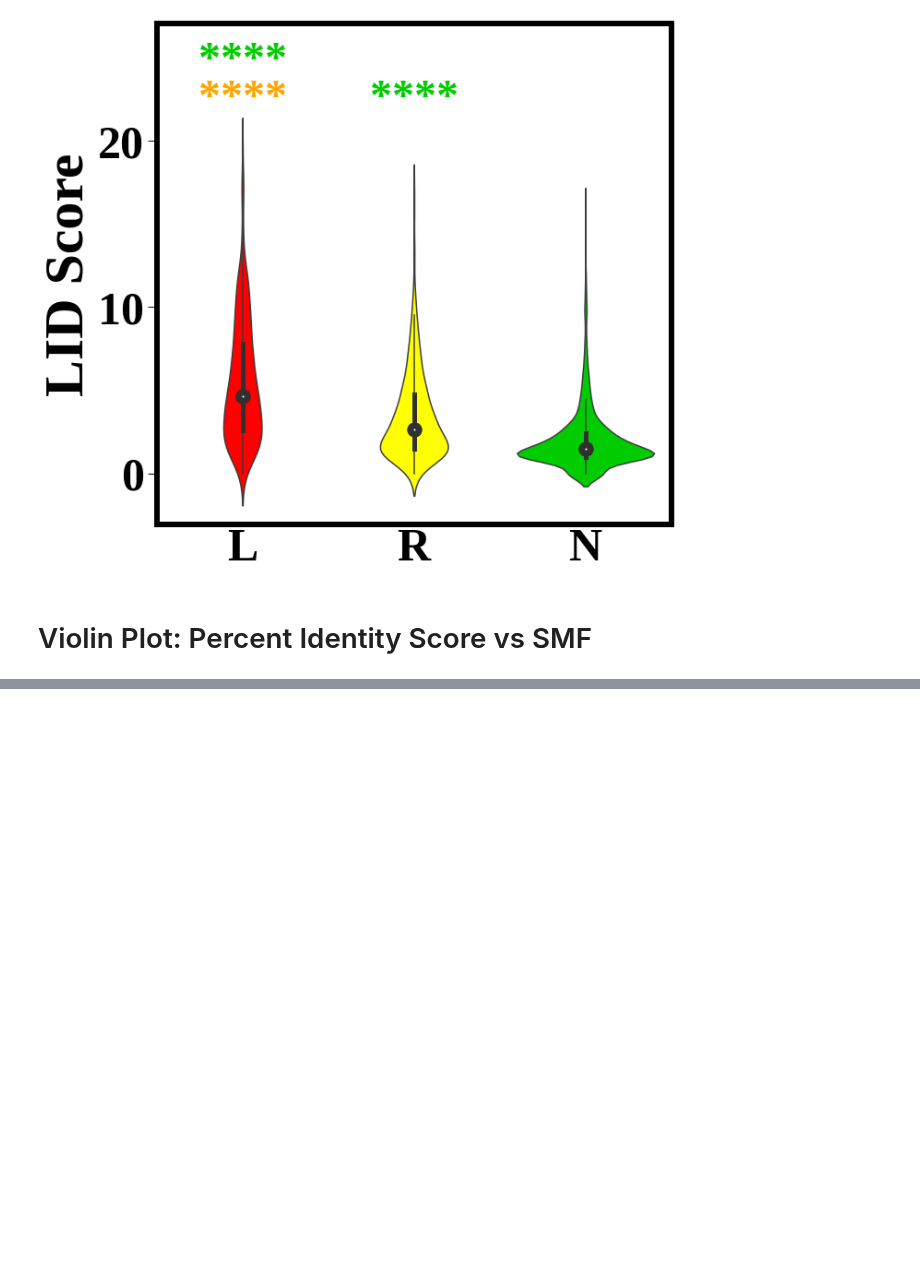
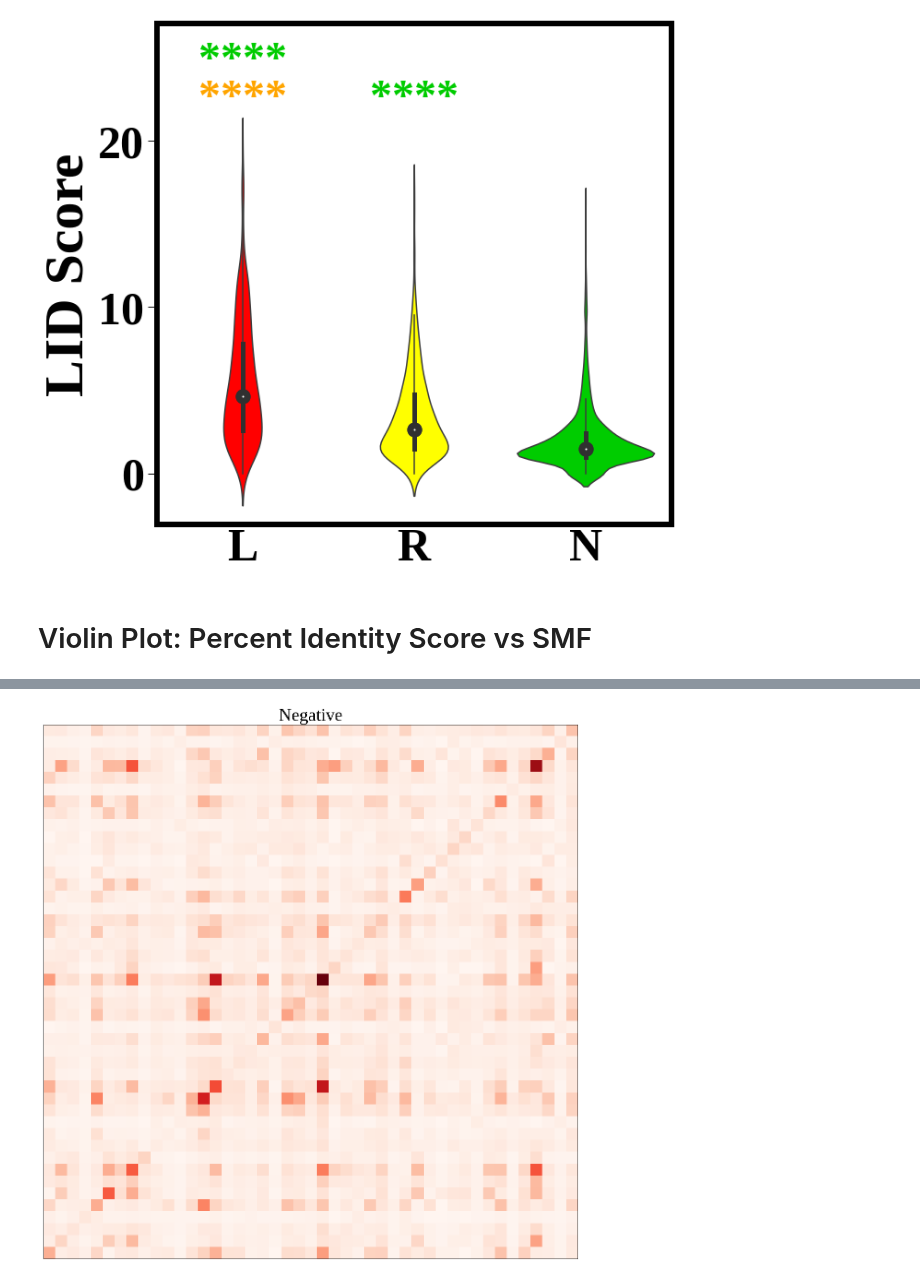
Before and after one commit to KISRDevelopment/cell_viability_paper, a Jupyter notebook: figures.ipynb, the cells around one changed output, grey strips where cells are left out. Cells and saved outputs as stored; diff of their text form; code cells hidden in the pictures; blank space fills up the shorter version.

```diff
--- a/figures.ipynb
+++ b/figures.ipynb
@@ -184,0 +478,90 @@ R (22.36) vs. N (29.44): 0.000000 [36.996009] (lens 994 vs 2487)
+# %%
+def create_go_matrix_transform(m, c):
+
+    beta = -1
+    for i in range(100):
+        beta = np.log(1 - c + c * np.exp(beta)) / m
+    alpha = 1 / (1-np.exp(beta))
+
+    print("Alpha = %0.4f, Beta=%0.4f" % (alpha,beta))
+    def transform(A):
+
+        A = alpha * (1 - np.exp(beta * A))
+        return A
+
+    return transform
+
+def create_labels(sgo_cols):
+    with open('../generated-data/go_ids_to_names.json', 'r') as f:
+        id_to_name = json.load(f)
+
+    labels = [id_to_name[c.replace('sgo-','')] for c in sgo_cols]
+    return labels
+
+def plot_go_vs_gi(R, sgo_labels=[], with_labels=False, bin_labels=['Negative', 'Neutral', 'Positive', 'Suppression']):
+    transform = create_go_matrix_transform(0.5, 0.75)
+    font_size = 60
+    locator = ticker.AutoLocator()
+
+    R_tot = np.sum(R, axis=2)
+
+    R = R.copy()
+    for i, b in enumerate([0, 2, 3]):
+        R_b = R[:, :, b]
+        R_b /= R_tot
+        R_b[R_tot == 0] = 0
+        R[:,:,b] = R_b
+
+    cmaps = ['Reds', '', 'YlGn', 'Blues']
+
+    for i, b in enumerate([0, 2, 3]):
+
+        R_b = R[:,:,b]
+
+        min_R_b, max_R_b = np.min(R_b), np.max(R_b)
+        R_b = (R_b - min_R_b) / (max_R_b - min_R_b)
+        R_b = transform(R_b)
+
+        cmap = cmaps[b]
+
+        if with_labels:
+            figsize = (50,50)
+        else:
+            figsize = (20, 20)
+        f, ax = plt.subplots(1, 1, figsize=figsize)
+        r = ax.imshow(R_b, origin='lower', cmap=cmap, vmin=0, vmax=1)
+        ax.set_title(bin_labels[b], fontsize=36)
+
+        if with_labels:
+
+
+            ax.set_xticks(np.arange(R.shape[0]))
+            ax.set_yticks(np.arange(R.shape[0]))
+            ax.tick_params(axis='x', rotation=90)
+            ax.set_xticklabels(sgo_labels, fontdict={ "fontsize" : font_size, "weight": "bold" })
+            ax.set_yticklabels(sgo_labels, fontdict={ "fontsize" : font_size, "weight": "bold" })
+        else:
+            ax.set_xticks([])
+            ax.set_yticks([])
+
+        # plotting the colorbar
+        f, ax = plt.subplots(1, 1, figsize=(10, 20))
+        xs = np.linspace(0, 1, 1000)
+        ys = xs
+        ax.imshow(ys[:,np.newaxis], aspect=1/60, cmap=cmap)
+
+        print("Min %f - Max %f" % (min_R_b, max_R_b))
+        xpos = locator.tick_values(min_R_b, max_R_b)
+
+        xticks = transform((xpos - min_R_b) / (max_R_b - min_R_b))  * 1000
+        ax.set_yticks(xticks)
+
+        ax.set_yticklabels(['%0.3f' % e for e in xpos], fontsize=42, fontweight='bold')
+        ax.set_ylim([0, 1000])
+        ax.yaxis.tick_right()
+        ax.set_xticks([])
+
+#         output_path = "../tmp/go_term_enrichment_%s_%s.png" % (BIN_LABELS[bin], 'labels' if WITH_LABELS else 'nonlabels')
+#         plt.savefig(output_path, bbox_inches='tight', dpi=DPI, quality=100)
+plot_go_vs_gi(R_orig, create_labels(sgo_cols), False)
+# %% [output]
@@ -184,0 +572 @@ R (22.36) vs. N (29.44): 0.000000 [36.996009] (lens 994 vs 2487)
+[figure, added]
```
Also changed, not shown: parts of 13 cells of this notebook.
